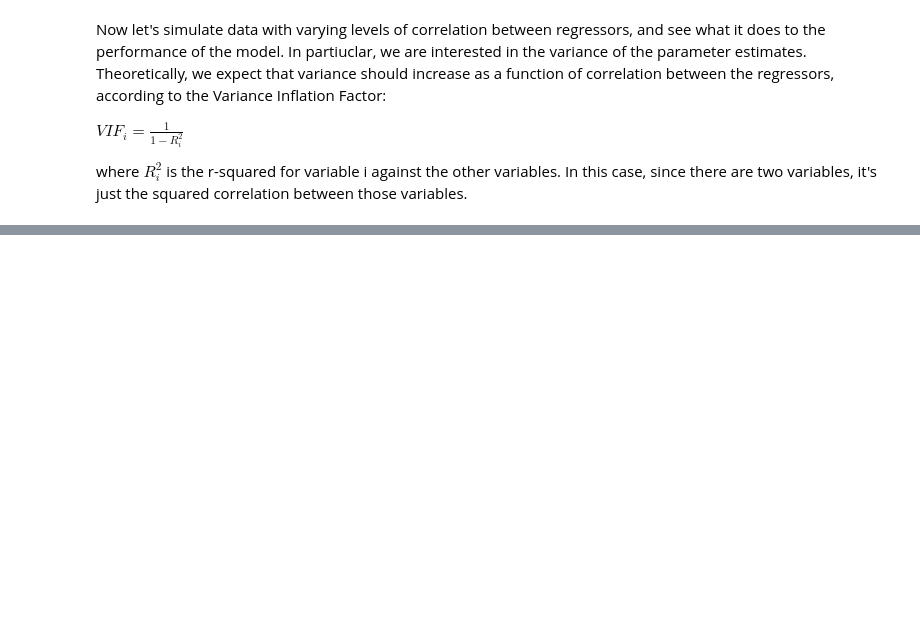
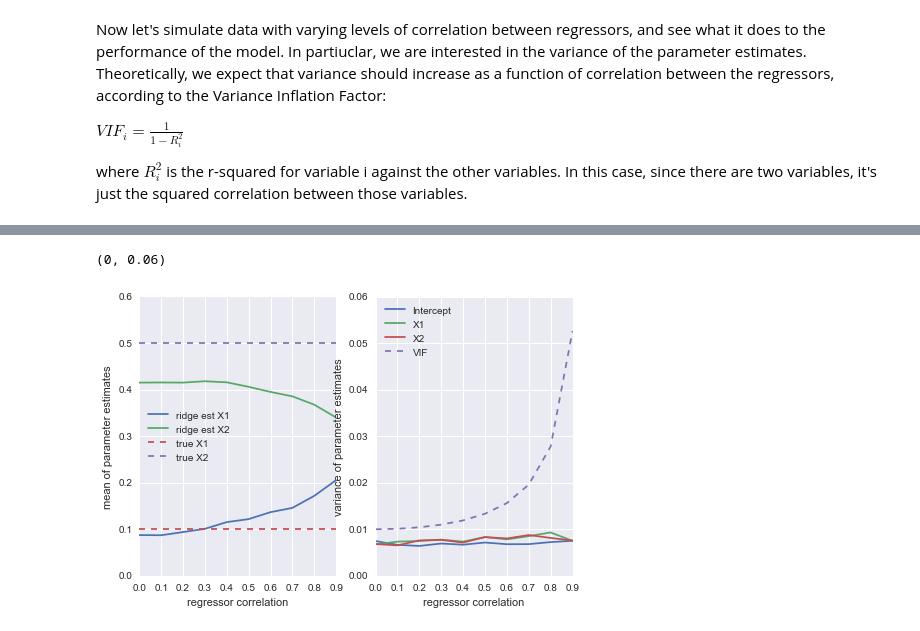
Before and after one commit to poldrack/fmri-analysis-vm, a Jupyter notebook: analysis/statistics/CorrelatedRegressors.ipynb, the cells around one changed output, grey strips where cells are left out. Saved outputs shown, nothing was run; the diff lists cells and outputs as text; code cells hidden in the pictures; blank space fills up the shorter version.

```diff
--- a/analysis/statistics/CorrelatedRegressors.ipynb
+++ b/analysis/statistics/CorrelatedRegressors.ipynb
@@ -109,0 +131,23 @@ array([ 0.22545726,  0.2280673 ,  0.2398409 ,  0.24120912,  0.24630733,
+# %%
+plt.figure(figsize=(12,5))
+plt.subplot(1,3,1)
+plt.plot(ncorrvals,mean_bhat_ridge.ix[:,1:])
+
+#plt.plot(ncorrvals,mean_bhat.ix[:,1:])
+plt.plot(ncorrvals,numpy.ones((10,2))*beta[1:],'--')
+plt.xlabel('regressor correlation')
+plt.ylabel('mean of parameter estimates')
+plt.legend(['ridge est X1','ridge est X2','true X1','true X2'],loc=6)
+plt.ylim([0,0.6])
+
+plt.subplot(1,3,2)
+plt.plot(ncorrvals,var_bhat_ridge)
+#plt.plot(ncorrvals,var_bhat)
+plt.plot(ncorrvals,0.01/(1-ncorrvals**2),'--')
+plt.xlabel('regressor correlation')
+plt.ylabel('variance of parameter estimates')
+plt.legend(['Intercept','X1','X2','VIF'],loc=2)
+plt.ylim([0,0.06])
+# %% [output]
+(0, 0.06)
+[figure, added]
```
Also changed, not shown: parts of 3 cells of this notebook.
